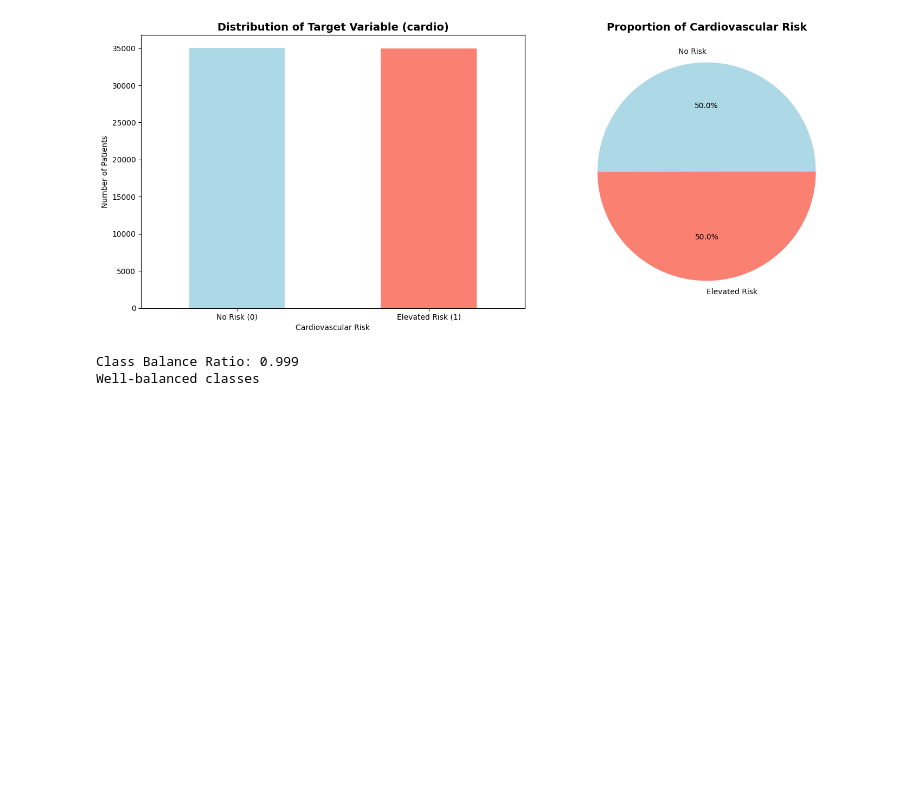
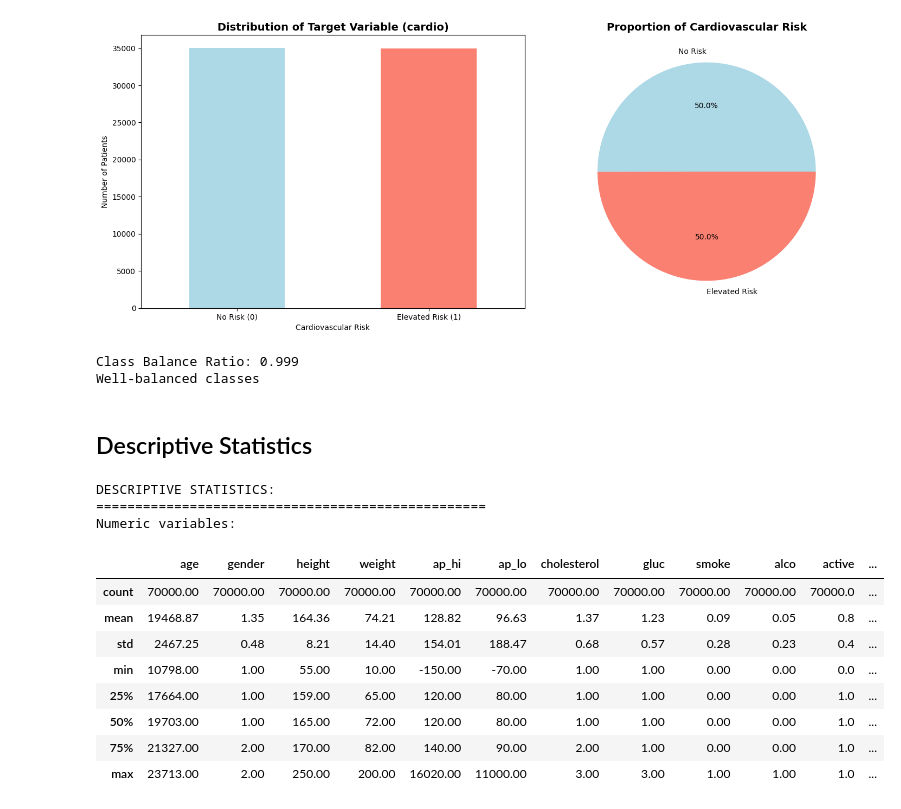
Before and after one commit to eyyuboeztuerk-arch/DPP-Stackfuel-Data-Science-Projekt, a Jupyter notebook: notebooks/01_exploration.ipynb, the cells around one changed output. Cells and saved outputs as stored; diff of their text form; code cells hidden in the pictures; blank space fills up the shorter version.

Commit message:
add descriptive statistics in 01_exploration.ipnyb

```diff
--- a/notebooks/01_exploration.ipynb
+++ b/notebooks/01_exploration.ipynb
@@ -294,3 +290,33 @@ Absolute frequencies:
 [figure]
 Class Balance Ratio: 0.999
 Well-balanced classes
+# %% [markdown]
+## Descriptive Statistics
+# %%
+# =============================================================================
+# 5. DESCRIPTIVE STATISTICS
+# =============================================================================
+
+print("DESCRIPTIVE STATISTICS:")
+print("="*50)
+
+# Numeric variables
+numeric_cols = df.select_dtypes(include=[np.number]).columns.tolist()
+if 'id' in numeric_cols:
+    numeric_cols.remove('id')  # ID is not relevant for statistics
+
+print("Numeric variables:")
+display(df[numeric_cols].describe().round(2))
+# %% [output]
+DESCRIPTIVE STATISTICS:
+==================================================
+Numeric variables:
+|  | age | gender | height | weight | ap_hi | ap_lo | cholesterol | gluc | smoke | alco | active | ... |
+| count | 70000.00 | 70000.00 | 70000.00 | 70000.00 | 70000.00 | 70000.00 | 70000.00 | 70000.00 | 70000.00 | 70000.00 | 70000.0 | ... |
+| mean | 19468.87 | 1.35 | 164.36 | 74.21 | 128.82 | 96.63 | 1.37 | 1.23 | 0.09 | 0.05 | 0.8 | ... |
+| std | 2467.25 | 0.48 | 8.21 | 14.40 | 154.01 | 188.47 | 0.68 | 0.57 | 0.28 | 0.23 | 0.4 | ... |
+| min | 10798.00 | 1.00 | 55.00 | 10.00 | -150.00 | -70.00 | 1.00 | 1.00 | 0.00 | 0.00 | 0.0 | ... |
+| 25% | 17664.00 | 1.00 | 159.00 | 65.00 | 120.00 | 80.00 | 1.00 | 1.00 | 0.00 | 0.00 | 1.0 | ... |
+| 50% | 19703.00 | 1.00 | 165.00 | 72.00 | 120.00 | 80.00 | 1.00 | 1.00 | 0.00 | 0.00 | 1.0 | ... |
+| 75% | 21327.00 | 2.00 | 170.00 | 82.00 | 140.00 | 90.00 | 2.00 | 1.00 | 0.00 | 0.00 | 1.0 | ... |
+| max | 23713.00 | 2.00 | 250.00 | 200.00 | 16020.00 | 11000.00 | 3.00 | 3.00 | 1.00 | 1.00 | 1.0 | ... |
```
Also changed, not shown: parts of 3 cells of this notebook.
